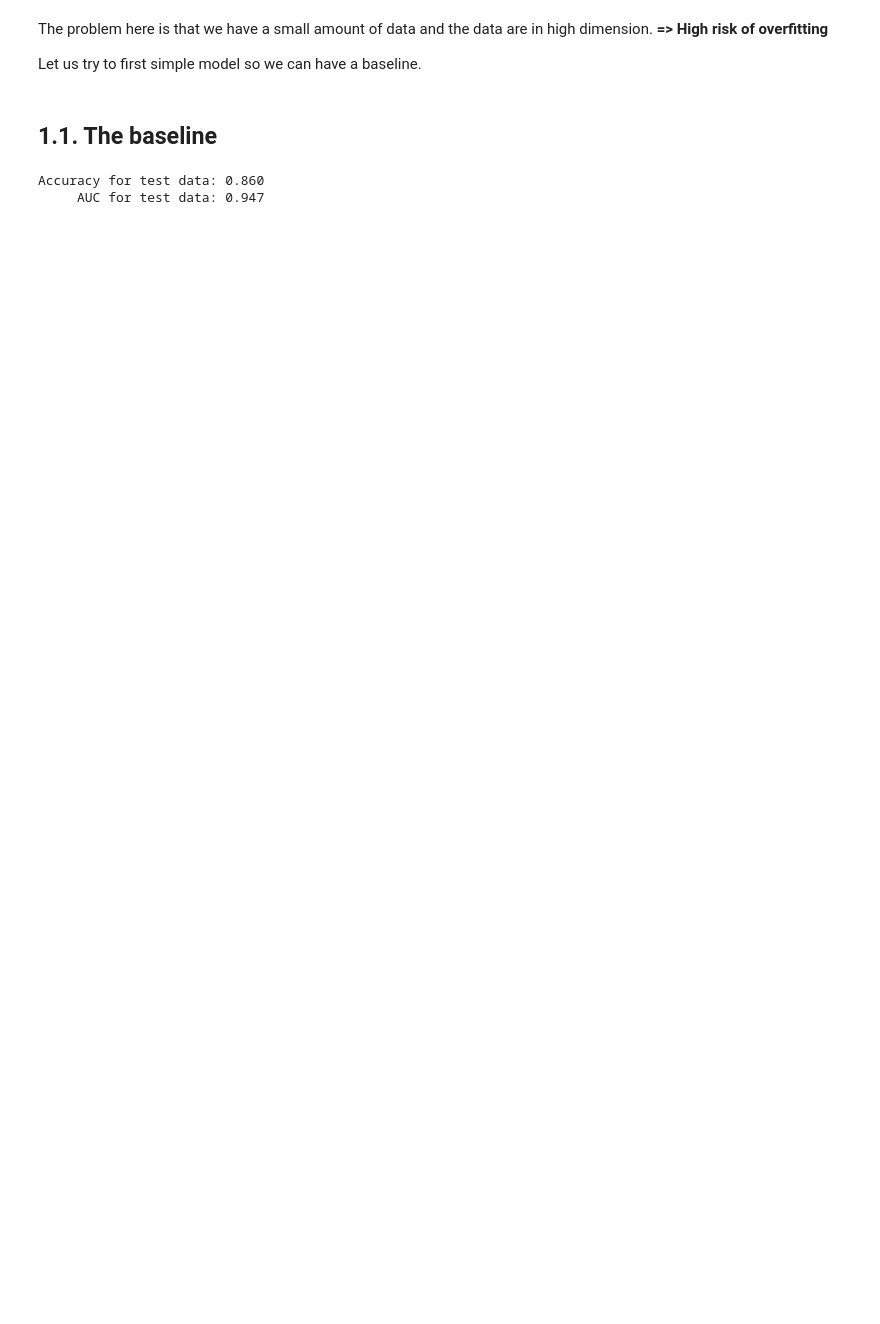
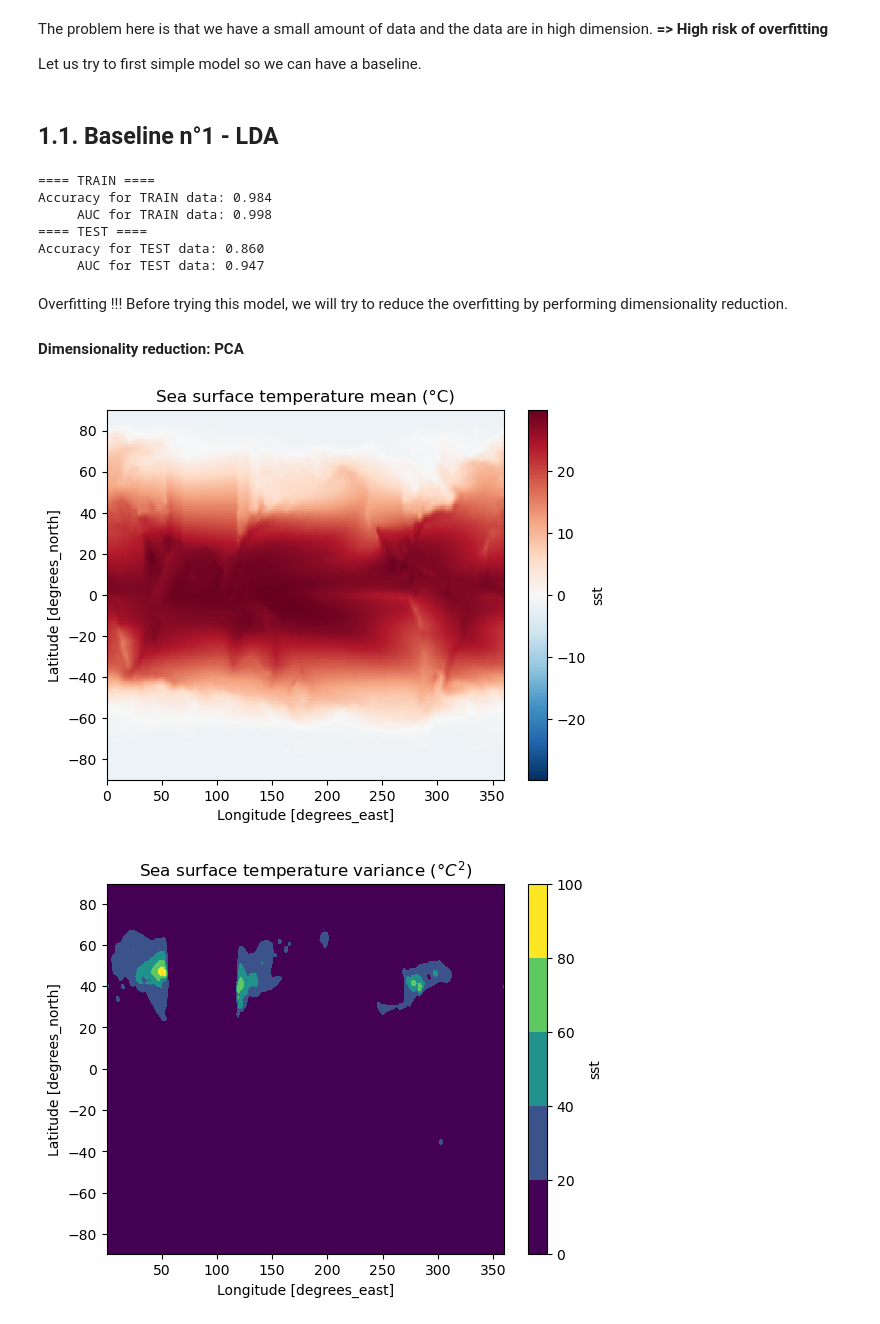
Before and after one commit to odd2022/El-Nino, a Jupyter notebook: 1_month_prediction.ipynb, the cells around one changed output. Saved outputs shown, nothing was run; the diff lists cells and outputs as text; code cells hidden in the pictures; blank space fills up the shorter version.

Commit message:
For 1-month prediction, LDA and PCA

```diff
--- a/1_month_prediction.ipynb
+++ b/1_month_prediction.ipynb
@@ -90,7 +95,7 @@ The problem here is that we have a small amount of data and the data are in high
 
 Let us try to first simple model so we can have a baseline.
 # %% [markdown]
-## 1.1. The baseline
+## 1.1. Baseline n°1 - LDA
 # %%
 from sklearn.discriminant_analysis import LinearDiscriminantAnalysis
 from sklearn.metrics import roc_auc_score, accuracy_score
@@ -103,14 +108,59 @@ lda.fit(X_train,y_train)
 
 # Get the prediction
 y_test_pred_lda = lda.predict(X_test)
+y_train_pred_lda = lda.predict(X_train)
 
 # Computation of the AUC and accuracy
-roc_auc_score_lda = roc_auc_score(y_test, lda.predict_proba(X_test)[:, 1])
-accuracy_score_lda = accuracy_score(y_test, y_test_pred_lda)
+roc_auc_score_lda_test = roc_auc_score(y_test, lda.predict_proba(X_test)[:, 1])
+accuracy_score_lda_test = accuracy_score(y_test, y_test_pred_lda)
+roc_auc_score_lda_train = roc_auc_score(y_train, lda.predict_proba(X_train)[:, 1])
+accuracy_score_lda_train = accuracy_score(y_train, y_train_pred_lda)
 
 # Print the results
-print(f"Accuracy for test data: {accuracy_score_lda:.3f}")
-print(f"     AUC for test data: {roc_auc_score_lda:.3f}")
+print("==== TRAIN ====")
+print(f"Accuracy for TRAIN data: {accuracy_score_lda_train:.3f}")
+print(f"     AUC for TRAIN data: {roc_auc_score_lda_train:.3f}")
+print("==== TEST ====")
+print(f"Accuracy for TEST data: {accuracy_score_lda_test:.3f}")
+print(f"     AUC for TEST data: {roc_auc_score_lda_test:.3f}")
 # %% [output]
-Accuracy for test data: 0.860
-     AUC for test data: 0.947
+==== TRAIN ====
+Accuracy for TRAIN data: 0.984
+     AUC for TRAIN data: 0.998
+==== TEST ====
+Accuracy for TEST data: 0.860
+     AUC for TEST data: 0.947
+# %% [markdown]
+Overfitting !!!
+Before trying this model, we will try to reduce the overfitting by performing dimensionality reduction.
+
+#### Dimensionality reduction: PCA
+# %%
+# Data path
+sst_data_path = 'data/sst.mnmean.nc'
+
+# Upload the data under a xr array format
+sst_ds = xr.load_dataset(sst_data_path)
+sst = sst_ds["sst"]
+# %%
+# Compute the mean
+sst_mean = sst.mean('time') # axis = 0 to compute the mean on the time
+
+# Plot mean per grid point with pcolormesh
+plt.figure()
+sst_mean.plot()
+plt.title(r'Sea surface temperature mean (°C)')
+
+# Compute deviations from the mean
+sst_dev = sst - sst_mean
+
+# Compute the variance
+sst_var = sst_dev.var('time')
+
+# Plot variance per grid point with contourf
+plt.figure()
+sst_var.plot.contourf()
+_ = plt.title(r'Sea surface temperature variance (°$C^2$)')
+# %% [output]
+[figure, added]
+[figure, added]
```
Also changed, not shown: parts of 20 cells of this notebook, 1 other file.
